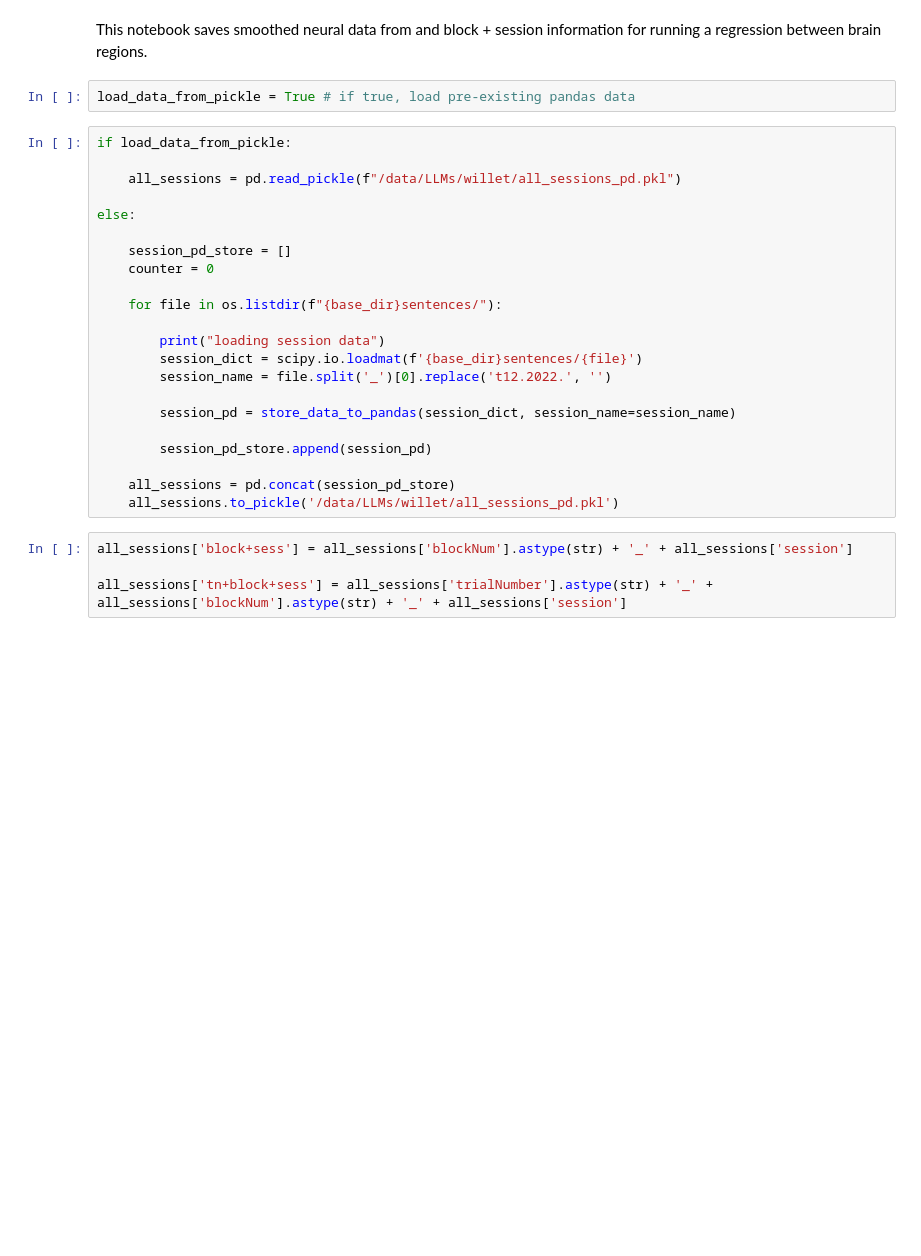
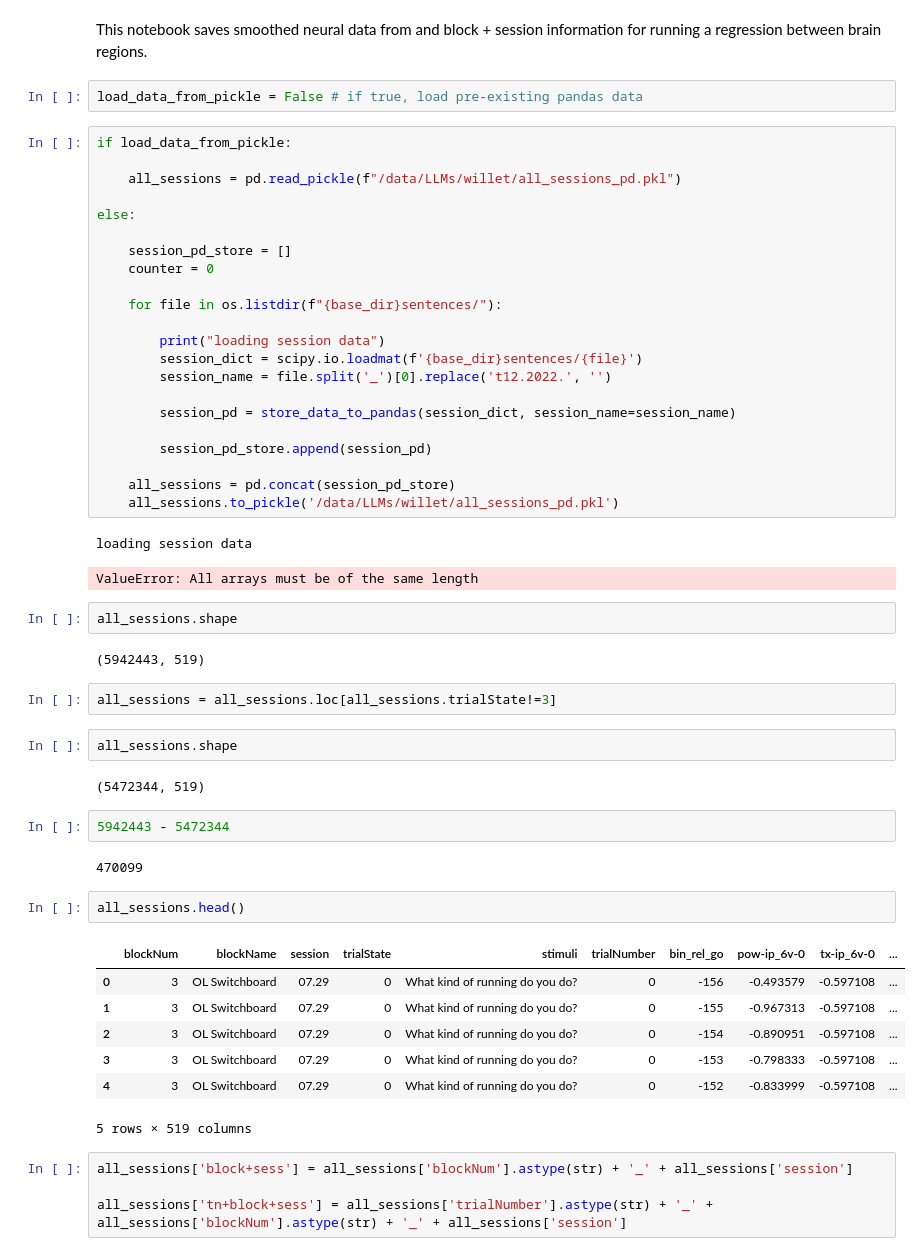
Before and after one commit to ebrahimfeghhi/broca_analyses, a Jupyter notebook: notebooks/save_reg_data.ipynb, the cells around one changed output. Drawn from its saved outputs; the diff is of its cells as text; blank space fills up the shorter version.

```diff
--- a/notebooks/save_reg_data.ipynb
+++ b/notebooks/save_reg_data.ipynb
@@ -27,7 +18,7 @@ from copy import deepcopy
 This notebook saves smoothed neural data from and block + session information
 for running a regression between brain regions.
 # %%
-load_data_from_pickle = True # if true, load pre-existing pandas data
+load_data_from_pickle = False # if true, load pre-existing pandas data
 # %%
 if load_data_from_pickle:
 
@@ -50,6 +41,33 @@ else:
 
     all_sessions = pd.concat(session_pd_store)
     all_sessions.to_pickle('/data/LLMs/willet/all_sessions_pd.pkl')
+# %% [output]
+loading session data
+ValueError: All arrays must be of the same length
+# %%
+all_sessions.shape
+# %% [output]
+(5942443, 519)
+# %%
+all_sessions = all_sessions.loc[all_sessions.trialState!=3]
+# %%
+all_sessions.shape
+# %% [output]
+(5472344, 519)
+# %%
+5942443 - 5472344
+# %% [output]
+470099
+# %%
+all_sessions.head()
+# %% [output]
+|  | blockNum | blockName | session | trialState | stimuli | trialNumber | bin_rel_go | pow-ip_6v-0 | tx-ip_6v-0 | ... |
+| 0 | 3 | OL Switchboard | 07.29 | 0 | What kind of running do you do? | 0 | -156 | -0.493579 | -0.597108 | ... |
+| 1 | 3 | OL Switchboard | 07.29 | 0 | What kind of running do you do? | 0 | -155 | -0.967313 | -0.597108 | ... |
+| 2 | 3 | OL Switchboard | 07.29 | 0 | What kind of running do you do? | 0 | -154 | -0.890951 | -0.597108 | ... |
+| 3 | 3 | OL Switchboard | 07.29 | 0 | What kind of running do you do? | 0 | -153 | -0.798333 | -0.597108 | ... |
+| 4 | 3 | OL Switchboard | 07.29 | 0 | What kind of running do you do? | 0 | -152 | -0.833999 | -0.597108 | ... |
+5 rows × 519 columns
 # %%
 all_sessions['block+sess'] = all_sessions['blockNum'].astype(str) + '_' + all_sessions['session']
 
```
Also changed, not shown: parts of 9 cells of this notebook, 10 other files.
